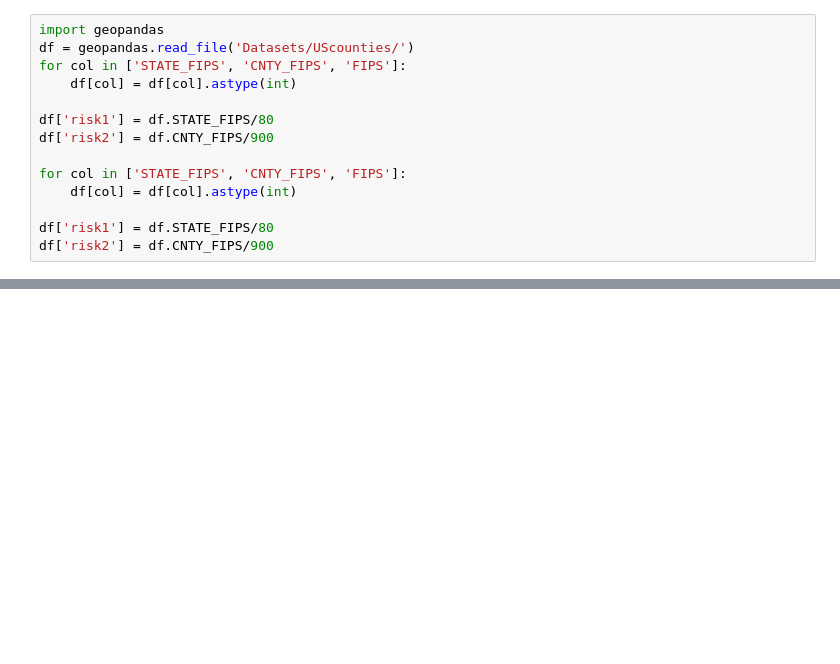
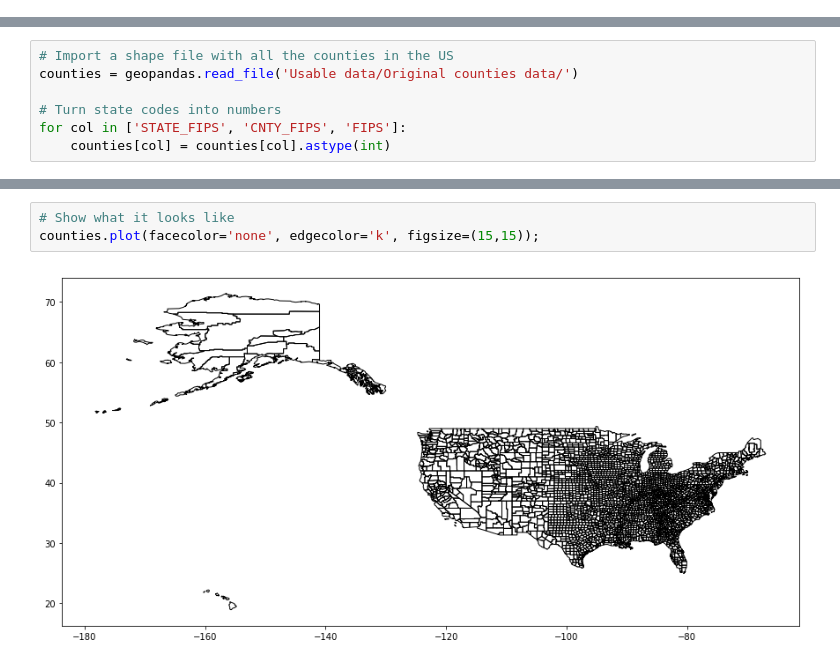
Before and after one commit to labs12-should-i-live-here/DS, a Jupyter notebook: DMA's workspace.ipynb, the cells around one changed output, grey strips where cells are left out. Saved outputs shown, nothing was run; the diff lists cells and outputs as text; blank space fills up the shorter version.

```diff
--- a/DMA's workspace.ipynb
+++ b/DMA's workspace.ipynb
@@ -1,14 +0,0 @@
-# %%
-import geopandas
-df = geopandas.read_file('Datasets/UScounties/')
-for col in ['STATE_FIPS', 'CNTY_FIPS', 'FIPS']:
-    df[col] = df[col].astype(int)
-
-df['risk1'] = df.STATE_FIPS/80
-df['risk2'] = df.CNTY_FIPS/900
-
-for col in ['STATE_FIPS', 'CNTY_FIPS', 'FIPS']:
-    df[col] = df[col].astype(int)
-
-df['risk1'] = df.STATE_FIPS/80
-df['risk2'] = df.CNTY_FIPS/900
@@ -40,0 +6,7 @@ df[df.CNTY_FIPS==1]
+# %%
+# Import a shape file with all the counties in the US
+counties = geopandas.read_file('Usable data/Original counties data/')
+
+# Turn state codes into numbers
+for col in ['STATE_FIPS', 'CNTY_FIPS', 'FIPS']:
+    counties[col] = counties[col].astype(int)
@@ -40,0 +23,5 @@ df[df.CNTY_FIPS==1]
+# %%
+# Show what it looks like
+counties.plot(facecolor='none', edgecolor='k', figsize=(15,15));
+# %% [output]
+[figure, added]
```
Also changed, not shown: parts of 20 cells of this notebook.
